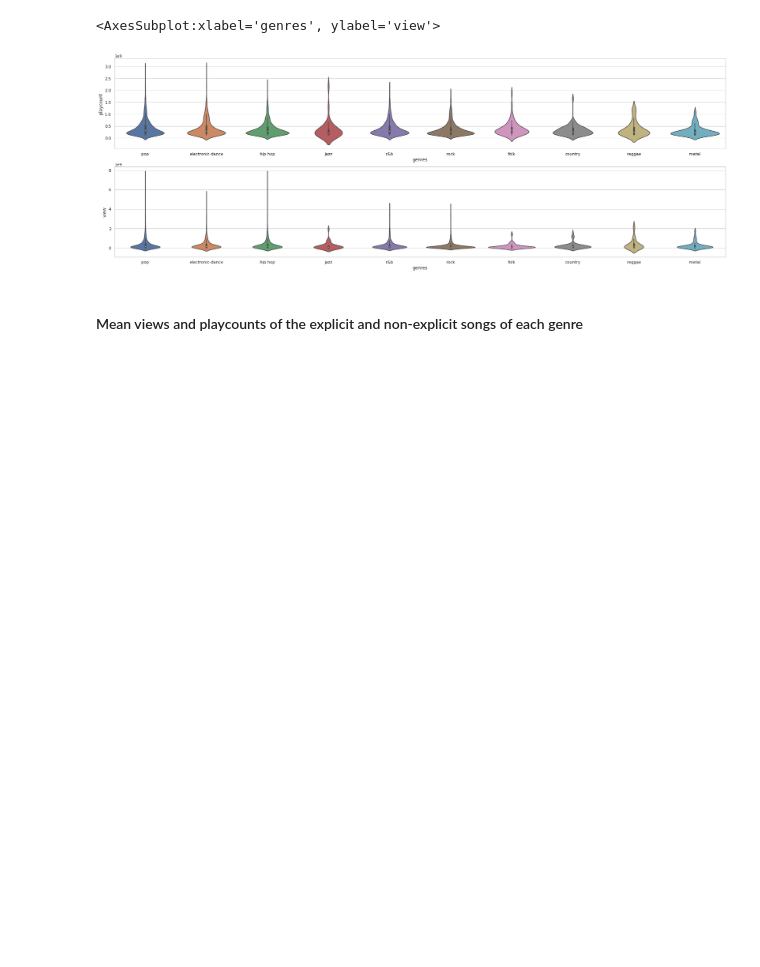
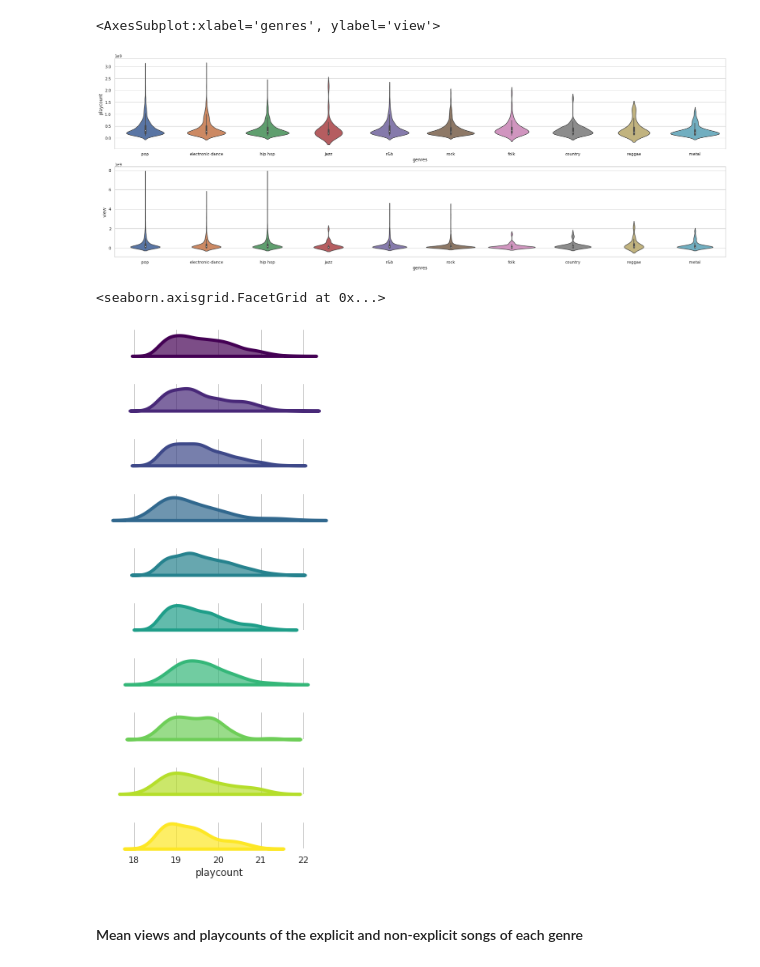
Before and after one commit to vietcheems/Music-Popularity-Analysis, a Jupyter notebook: Analysis/analysis.ipynb, the cells around one changed output. Drawn from its saved outputs; the diff is of its cells as text; code cells hidden in the pictures; blank space fills up the shorter version.

```diff
--- a/Analysis/analysis.ipynb
+++ b/Analysis/analysis.ipynb
@@ -354,6 +399,28 @@ sns.violinplot(x="genres", y="view", data=df_with_genre, ax=ax[1])
 # %% [output]
 <AxesSubplot:xlabel='genres', ylabel='view'>
 [figure]
+# %%
+import math
+cmap = cm.get_cmap('viridis')
+def add_genre_left(x, **kws):
+    ax = plt.gca()
+    ax.set_ylabel()
+d = {'color': [cmap(i) for i in np.linspace(0, 1, 10)]}
+df_log = df_with_genre.copy()
+df_log["playcount"] = df_log["playcount"].apply(math.log)
+ridge_plot = sns.FacetGrid(df_log, row="genres", hue="genres", aspect=5, height=1, hue_kws=d)
+
+ridge_plot.map(sns.kdeplot, 'playcount', clip_on=False,
+       shade=True, alpha=0.7, lw=4)
+# ridge_plot.fig.subplots_adjust(hspace=-0.01)
+# ridge_plot.map(plt.axhline, y=0, lw=4, clip_on=False)
+ridge_plot.set(yticks=[])
+ridge_plot.set_ylabels("")
+ridge_plot.set(title="")
+ridge_plot.despine(bottom=True, left=True)
+# %% [output]
+<seaborn.axisgrid.FacetGrid at 0x...>
+[figure, added]
 # %% [markdown]
 #### Mean views and playcounts of the explicit and non-explicit songs of each genre
 # %%
```
Also changed, not shown: parts of 13 cells of this notebook.
